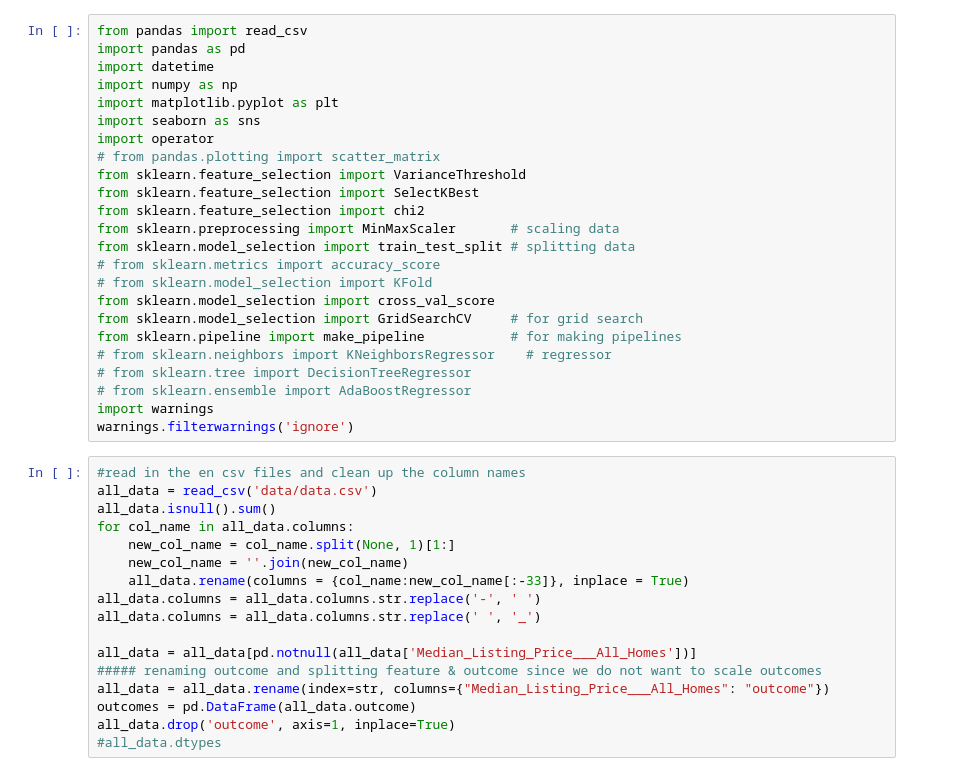
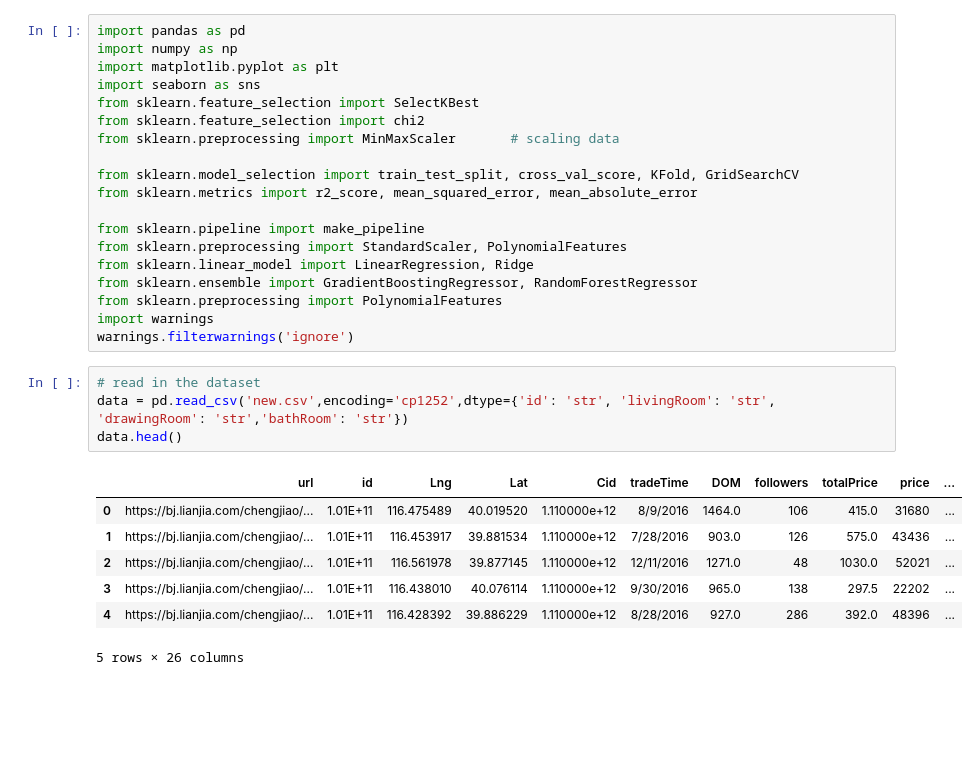
Before and after one commit to ashleyz7/370-Housing-Price-Project, a Jupyter notebook: analysis.ipynb, the cells around one changed output. Cells and saved outputs as stored; diff of their text form; blank space fills up the shorter version.

```diff
--- a/analysis.ipynb
+++ b/analysis.ipynb
@@ -1,41 +1,31 @@
 # %%
-from pandas import read_csv
 import pandas as pd
-import datetime
 import numpy as np
 import matplotlib.pyplot as plt
 import seaborn as sns
-import operator
-# from pandas.plotting import scatter_matrix
-from sklearn.feature_selection import VarianceThreshold
 from sklearn.feature_selection import SelectKBest
 from sklearn.feature_selection import chi2
 from sklearn.preprocessing import MinMaxScaler       # scaling data
-from sklearn.model_selection import train_test_split # splitting data
-# from sklearn.metrics import accuracy_score
-# from sklearn.model_selection import KFold
-from sklearn.model_selection import cross_val_score
-from sklearn.model_selection import GridSearchCV     # for grid search
-from sklearn.pipeline import make_pipeline           # for making pipelines
-# from sklearn.neighbors import KNeighborsRegressor    # regressor
-# from sklearn.tree import DecisionTreeRegressor
-# from sklearn.ensemble import AdaBoostRegressor
+
+from sklearn.model_selection import train_test_split, cross_val_score, KFold, GridSearchCV
+from sklearn.metrics import r2_score, mean_squared_error, mean_absolute_error
+
+from sklearn.pipeline import make_pipeline
+from sklearn.preprocessing import StandardScaler, PolynomialFeatures
+from sklearn.linear_model import LinearRegression, Ridge
+from sklearn.ensemble import GradientBoostingRegressor, RandomForestRegressor
+from sklearn.preprocessing import PolynomialFeatures
 import warnings
 warnings.filterwarnings('ignore')
-# %%
-#read in the en csv files and clean up the column names
-all_data = read_csv('data/data.csv')
-all_data.isnull().sum()
-for col_name in all_data.columns:
-    new_col_name = col_name.split(None, 1)[1:]
-    new_col_name = ''.join(new_col_name)
-    all_data.rename(columns = {col_name:new_col_name[:-33]}, inplace = True)
-all_data.columns = all_data.columns.str.replace('-', ' ')
-all_data.columns = all_data.columns.str.replace(' ', '_')
-
-all_data = all_data[pd.notnull(all_data['Median_Listing_Price___All_Homes'])]
-##### renaming outcome and splitting feature & outcome since we do not want to scale outcomes
-all_data = all_data.rename(index=str, columns={"Median_Listing_Price___All_Homes": "outcome"})
-outcomes = pd.DataFrame(all_data.outcome)
-all_data.drop('outcome', axis=1, inplace=True)
-#all_data.dtypes
+# %%
+# read in the dataset
+data = pd.read_csv('new.csv',encoding='cp1252',dtype={'id': 'str', 'livingRoom': 'str', 'drawingRoom': 'str','bathRoom': 'str'})
+data.head()
+# %% [output]
+|  | url | id | Lng | Lat | Cid | tradeTime | DOM | followers | totalPrice | price | ... |
+| 0 | https://bj.lianjia.com/chengjiao/... | 1.01E+11 | 116.475489 | 40.019520 | 1.110000e+12 | 8/9/2016 | 1464.0 | 106 | 415.0 | 31680 | ... |
+| 1 | https://bj.lianjia.com/chengjiao/... | 1.01E+11 | 116.453917 | 39.881534 | 1.110000e+12 | 7/28/2016 | 903.0 | 126 | 575.0 | 43436 | ... |
+| 2 | https://bj.lianjia.com/chengjiao/... | 1.01E+11 | 116.561978 | 39.877145 | 1.110000e+12 | 12/11/2016 | 1271.0 | 48 | 1030.0 | 52021 | ... |
+| 3 | https://bj.lianjia.com/chengjiao/... | 1.01E+11 | 116.438010 | 40.076114 | 1.110000e+12 | 9/30/2016 | 965.0 | 138 | 297.5 | 22202 | ... |
+| 4 | https://bj.lianjia.com/chengjiao/... | 1.01E+11 | 116.428392 | 39.886229 | 1.110000e+12 | 8/28/2016 | 927.0 | 286 | 392.0 | 48396 | ... |
+5 rows × 26 columns
```
Also changed, not shown: parts of 27 cells of this notebook, 1 other file.
